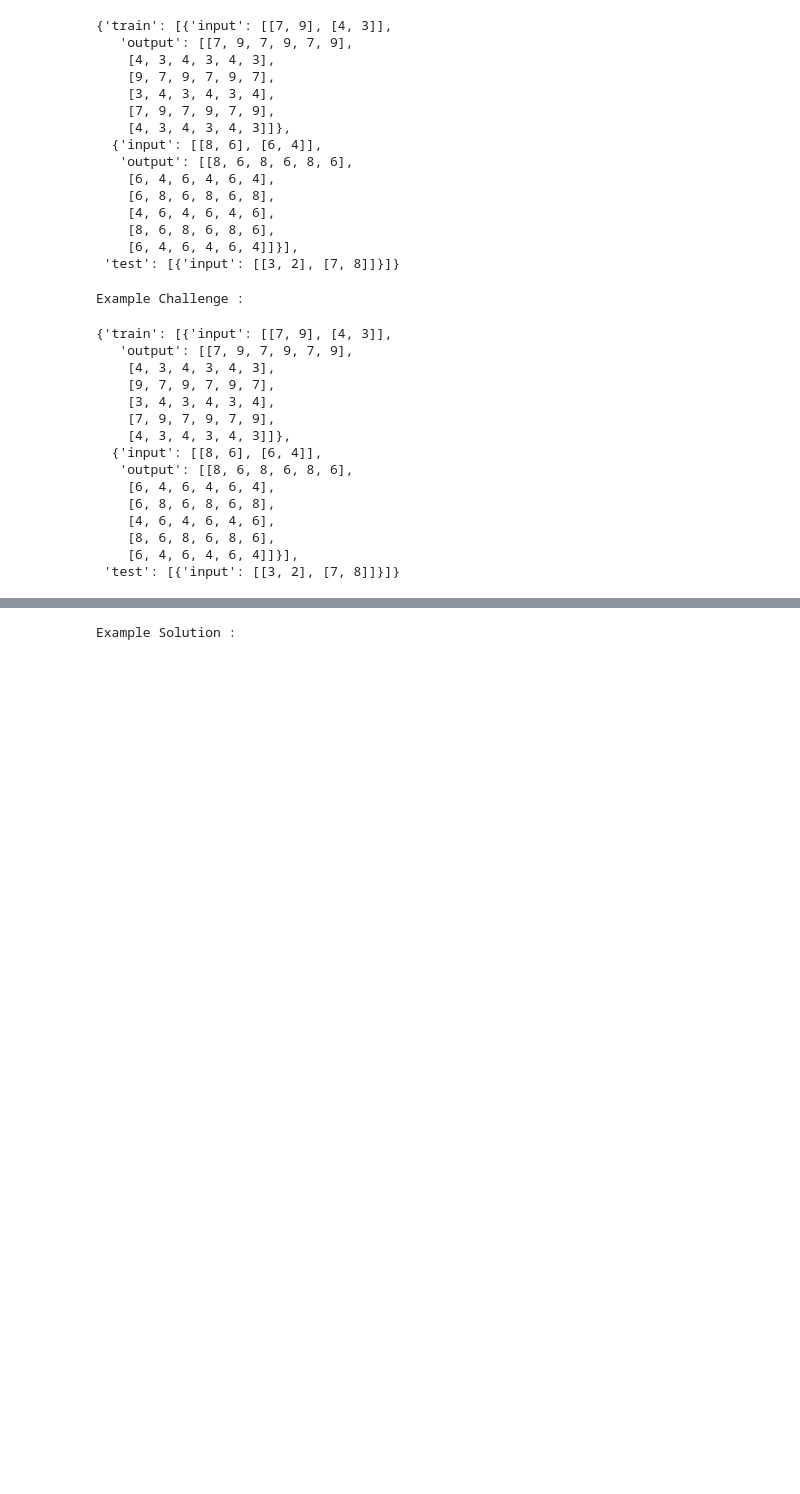
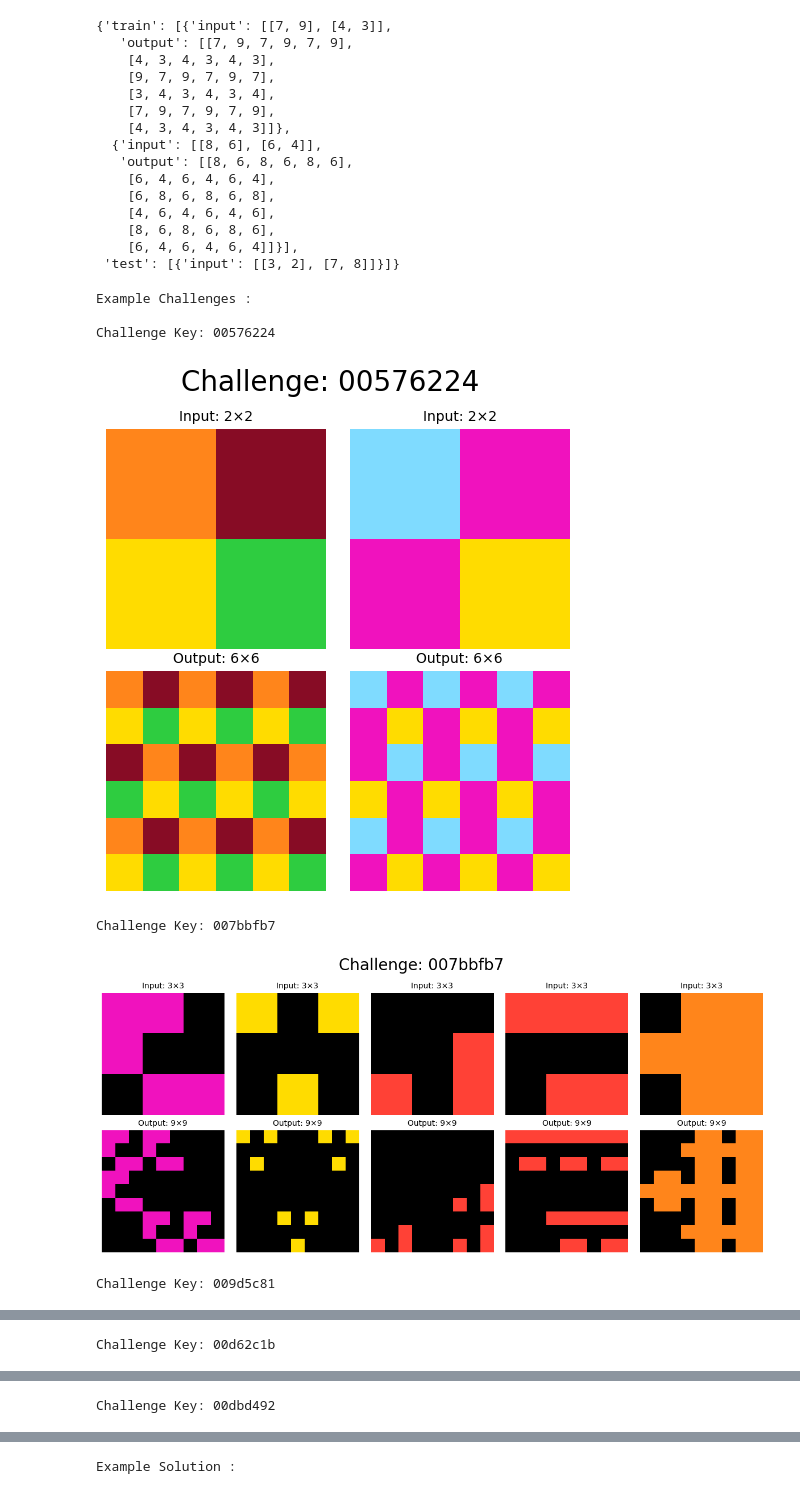
Before and after one commit to bhushansshah/ARC-AGI-2, a Jupyter notebook: notebooks/exploring_data.ipynb, the cells around one changed output, grey strips where cells are left out. Cells and saved outputs as stored; diff of their text form; code cells hidden in the pictures; blank space fills up the shorter version.

Commit message:
Added visualization

```diff
--- a/notebooks/exploring_data.ipynb
+++ b/notebooks/exploring_data.ipynb
@@ -9,11 +10,11 @@ def load_json(file_path):
     return data
 # %%
 # Loading training data
-train_challenges = load_json(os.path.join('..', 'data', 'arc-agi_training_challenges.json'))
-train_solutions = load_json(os.path.join('..', 'data', 'arc-agi_training_solutions.json'))
+train_challenges = load_json(os.path.join('..', 'data','arc-agi-2025','raw', 'arc-agi_training_challenges.json'))
+train_solutions = load_json(os.path.join('..', 'data', 'arc-agi-2025','raw','arc-agi_training_solutions.json'))
 # Loading evaluation data
-eval_challenges = load_json(os.path.join('..', 'data', 'arc-agi_evaluation_challenges.json'))
-eval_solutions = load_json(os.path.join('..', 'data', 'arc-agi_evaluation_solutions.json'))
+eval_challenges = load_json(os.path.join('..', 'data','arc-agi-2025','raw', 'arc-agi_evaluation_challenges.json'))
+eval_solutions = load_json(os.path.join('..', 'data', 'arc-agi-2025','raw','arc-agi_evaluation_solutions.json'))
 # %%
 print("Number of training challenges: ", len(train_challenges))
 print("Number of training solutions: ", len(train_solutions))
@@ -41,20 +90,17 @@ train_challenges['00576224']
 # %%
-print("Example Challenge :\n")
-train_challenges['00576224']
+print("Example Challenges :\n")
+i = 0
+for challenge_key, challenge_data in train_challenges.items():
+    print(f"Challenge Key: {challenge_key}")
+    plot_task(challenge_data['train'], title=f"Challenge: {challenge_key}")
+    i += 1
+    if i == 5:
+        break
 # %% [output]
-Example Challenge :
+Example Challenges :
+
+Challenge Key: 00576224
+[figure, added]
-{'train': [{'input': [[7, 9], [4, 3]],
-   'output': [[7, 9, 7, 9, 7, 9],
-    [4, 3, 4, 3, 4, 3],
-    [9, 7, 9, 7, 9, 7],
-    [3, 4, 3, 4, 3, 4],
-    [7, 9, 7, 9, 7, 9],
-    [4, 3, 4, 3, 4, 3]]},
-  {'input': [[8, 6], [6, 4]],
-   'output': [[8, 6, 8, 6, 8, 6],
-    [6, 4, 6, 4, 6, 4],
-    [6, 8, 6, 8, 6, 8],
-    [4, 6, 4, 6, 4, 6],
-    [8, 6, 8, 6, 8, 6],
-    [6, 4, 6, 4, 6, 4]]}],
- 'test': [{'input': [[3, 2], [7, 8]]}]}
+Challenge Key: 007bbfb7
+[figure, added]
+Challenge Key: 009d5c81
@@ -60,0 +108 @@ Example Challenge :
+Challenge Key: 00d62c1b
@@ -60,0 +110 @@ Example Challenge :
+Challenge Key: 00dbd492
```
Also changed, not shown: parts of 3 cells of this notebook, 6 other files.
